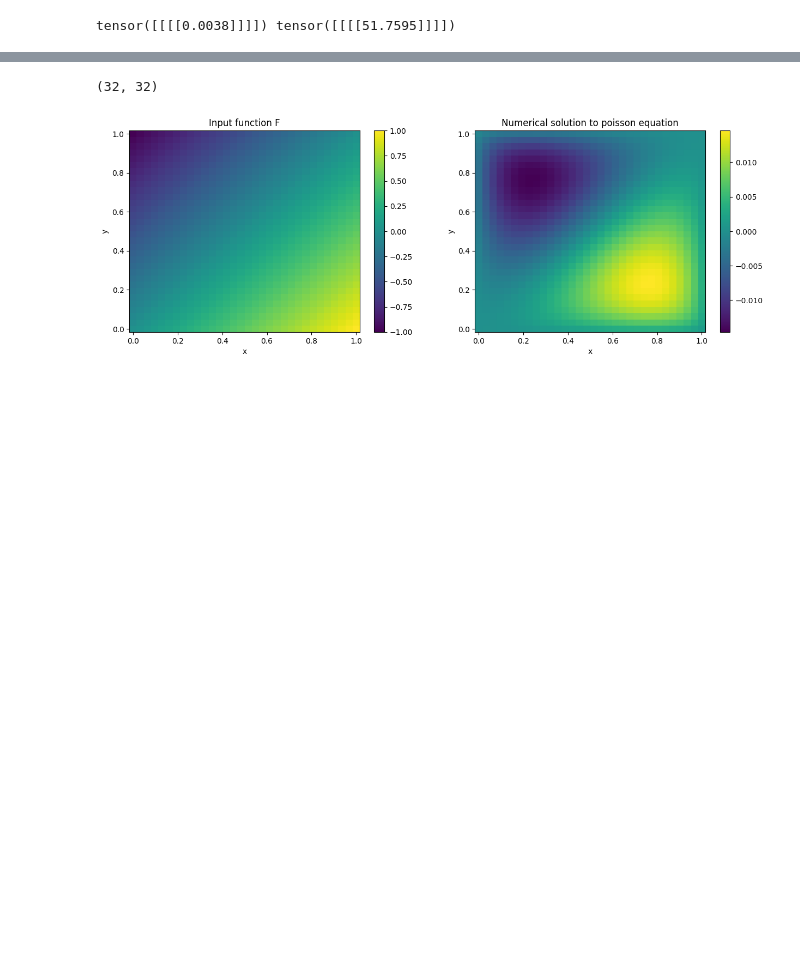
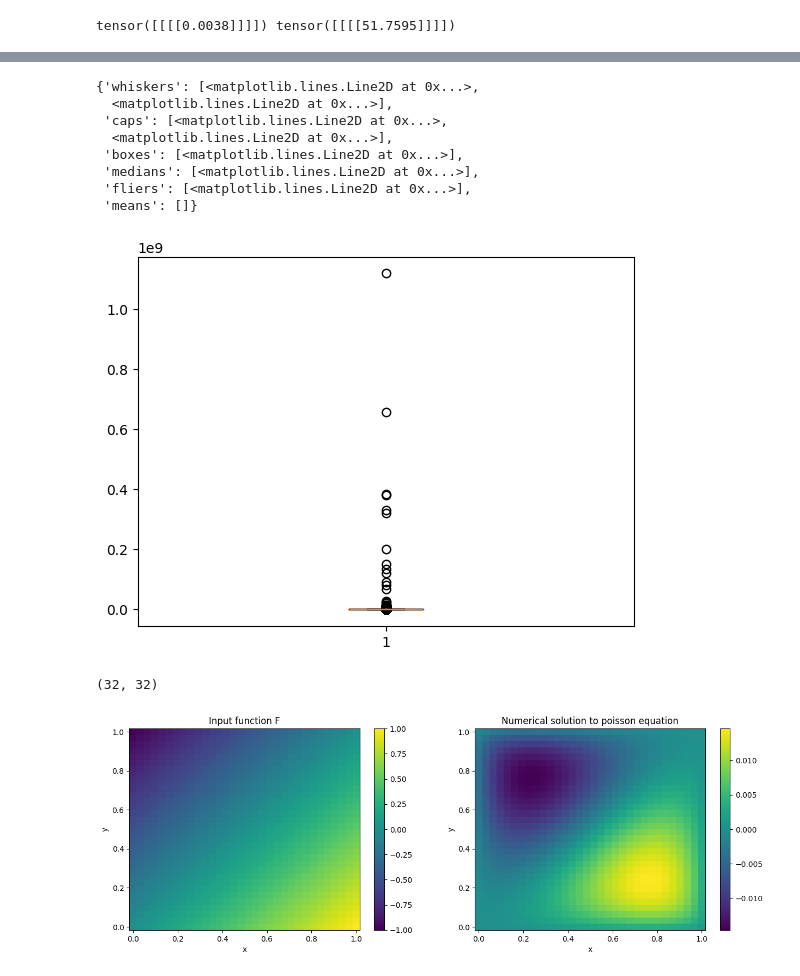
Before and after one commit to frasermartinx/MScProject, a Jupyter notebook: code/Active-learning.ipynb, the cells around one changed output, grey strips where cells are left out. Drawn from its saved outputs; the diff is of its cells as text; code cells hidden in the pictures; blank space fills up the shorter version.

```diff
--- a/code/Active-learning.ipynb
+++ b/code/Active-learning.ipynb
@@ -33,7 +33,7 @@ a = 1
 if a == 1:
 
     for i in range(0,M):
-        state_dict = torch.load(f"{save_dir}/model_state_{i+1}.pt",map_location=torch.device('cpu'))
+        state_dict = torch.load(f"{save_dir}/model_state_{i+1}.pt")
         model_list[i].load_state_dict(state_dict)
 
 train_loss = LpLoss(d = 2, p = 2, reductions = "sum")
@@ -92,11 +92,11 @@ def evaluator(model_list,sample):
     return mu_unseen, var_unseen
 # %%
 #find the average variance across entire training set
-rel_mean = torch.zeros((1,1,32,32))
+rel_mean = []
 for i in range(10000):
     print(i)
     mean, var = evaluator(model_list,train_loader.dataset[i][0])
     rel = var / (mean**2)
-    rel_mean += rel
+    rel_mean.append(torch.mean(rel).item())
 # %% [output]
 0
@@ -139,3 +127,21 @@ tensor([[[[-7.5723e-05, -8.5222e-05,  3.1165e-05,  ..., -2.3597e-06,
+# %%
+np.mean(rel_mean)
+mx = np.argmax(rel_mean)
+rel_mean_2 = [x for i, x in enumerate(rel_mean) if i != mx]
+mx2 = np.argmax(rel_mean_2)
+rel_mean_3 = [x for i, x in enumerate(rel_mean_2) if i != mx2]
+# %%
+plt.boxplot(rel_mean_3)
+# %% [output]
+{'whiskers': [<matplotlib.lines.Line2D at 0x...>,
+  <matplotlib.lines.Line2D at 0x...>],
+ 'caps': [<matplotlib.lines.Line2D at 0x...>,
+  <matplotlib.lines.Line2D at 0x...>],
+ 'boxes': [<matplotlib.lines.Line2D at 0x...>],
+ 'medians': [<matplotlib.lines.Line2D at 0x...>],
+ 'fliers': [<matplotlib.lines.Line2D at 0x...>],
+ 'means': []}
+[figure, added]
 # %%
 #test set
 
```
Also changed, not shown: parts of 3 cells of this notebook.
